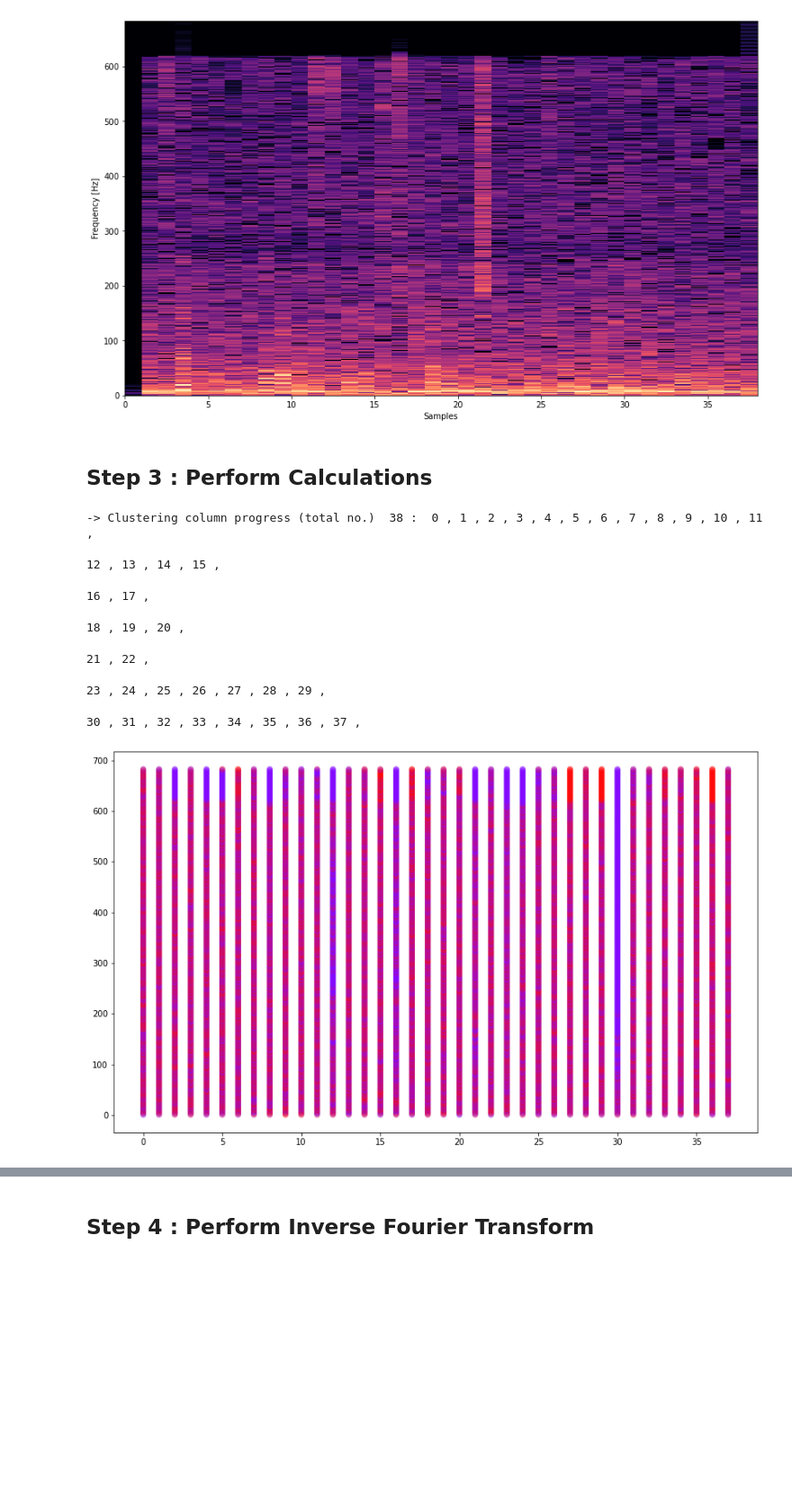
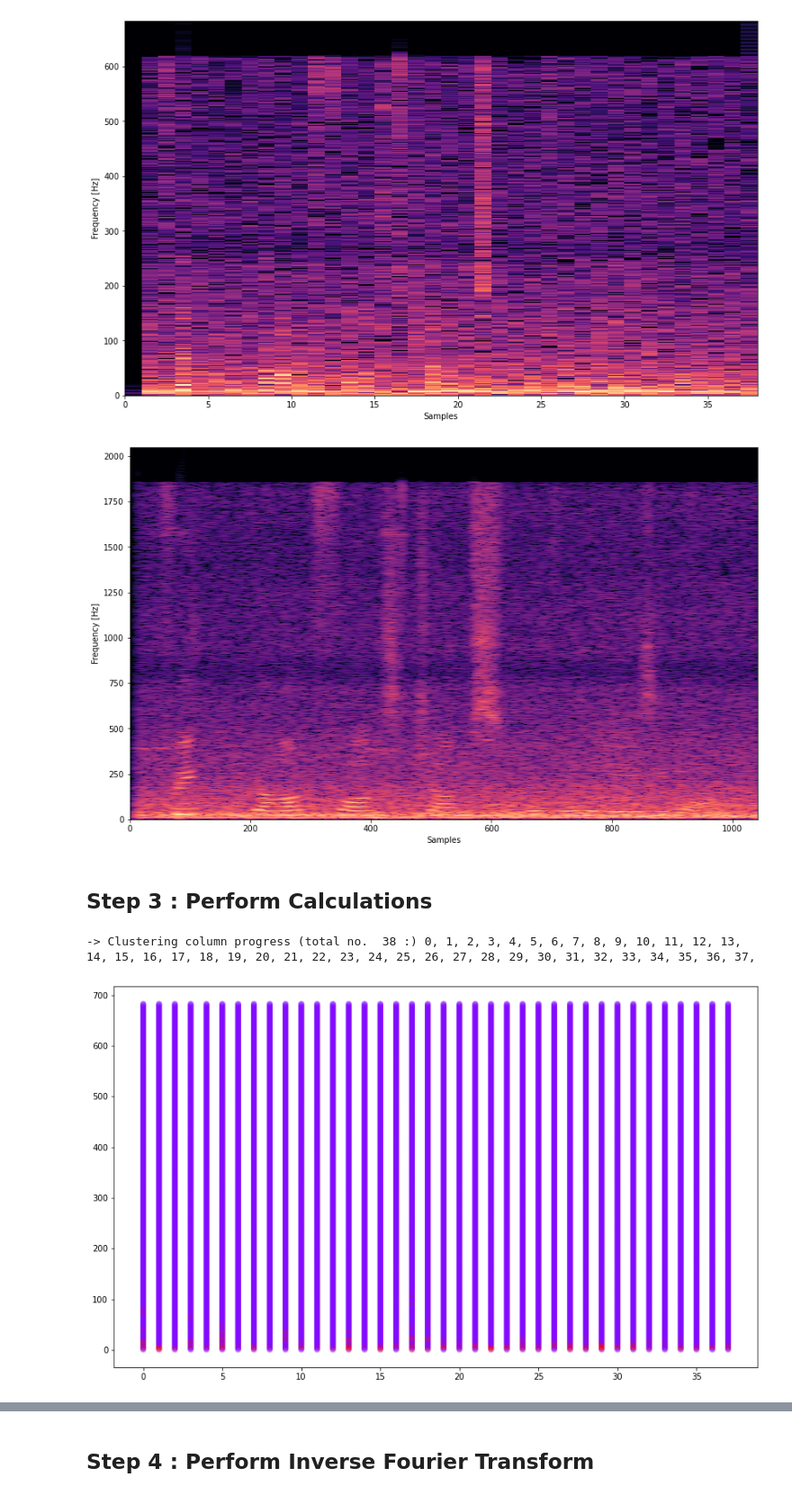
Before and after one commit to Devzard/audio-bg-noise-separation, a Jupyter notebook: main.ipynb, the cells around one changed output, grey strips where cells are left out. Shown at 90% size. Cells and saved outputs as stored; diff of their text form; code cells hidden in the pictures; blank space fills up the shorter version.

```diff
--- a/main.ipynb
+++ b/main.ipynb
@@ -115,38 +115,44 @@ plt.xlabel('Samples')
 plt.show()
 # %% [output]
 [figure]
+# %%
+plt.figure(1).set_size_inches(12, 8)
+plt.figure(1).subplots_adjust(left=0.05, bottom=0.1,
+                              right=0.95, top=0.9, wspace=0.6, hspace=0.8)
+plt.pcolormesh(librosa.amplitude_to_db(specgram_data_final), cmap='magma')
+plt.ylabel('Frequency [Hz]')
+plt.xlabel('Samples')
+plt.show()
+# %% [output]
+[figure, added]
 # %% [markdown]
 ## Step 3 : Perform Calculations
 # %%
 import warnings
 warnings.filterwarnings(action='ignore')
 
-spectral = SpectralClustering(n_clusters=2)
+# spectral = SpectralClustering(n_clusters=2)
 # spectral = SpectralClustering(n_clusters=2, eigen_solver='arpack', affinity="nearest_neighbors", n_jobs=-1, assign_labels='kmeans')
+# spectral = SpectralClustering(n_clusters=2, eigen_solver='arpack', affinity="rbf", n_jobs=-1, assign_labels='kmeans')
+spectral = SpectralClustering(n_clusters=2, affinity="rbf", n_jobs=-1, assign_labels='discretize')
 all_labels = np.zeros((rows, columns))
 
 plt.figure(2).set_size_inches(12, 8)
 plt.figure(2).subplots_adjust(left=0.05, bottom=0.1,
                               right=0.95, top=0.9, wspace=0.6, hspace=0.8)
 
 print('-> Clustering column progress (total no. ', columns, ':)', end=' ')
 for col in range(0, columns):
     spectral_fit_predict = spectral.fit_predict(
         specgram_data[:, col].reshape(-1, 1))
-    print(col, ", ", end='')
+    print(col, ", ", end='', sep='')
     all_labels[:, col] = spectral_fit_predict
     x = np.full((rows, 1), col)
     y = np.linspace(0, rows, rows)
     plt.scatter(x, y, c=spectral_fit_predict, s=40, cmap="rainbow", alpha=0.2)
 # %% [output]
--> Clustering column progress (total no.)  38 :  0 , 1 , 2 , 3 , 4 , 5 , 6 , 7 , 8 , 9 , 10 , 11 ,
+-> Clustering column progress (total no.  38 :) 0, 1, 2, 3, 4, 5, 6, 7, 8, 9, 10, 11, 12, 13, 14, 15, 16, 17, 18, 19, 20, 21, 22, 23, 24, 25, 26, 27, 28, 29, 30, 31, 32, 33, 34, 35, 36, 37,
-12 , 13 , 14 , 15 ,
-16 , 17 ,
-18 , 19 , 20 ,
-21 , 22 ,
-23 , 24 , 25 , 26 , 27 , 28 , 29 ,
-30 , 31 , 32 , 33 , 34 , 35 , 36 , 37 ,
-[figure, old version]
+[figure, new version]
 # %%
 # creating an array of lables in the size of the original recording
 all_labels = np.repeat(all_labels, int(
```
Also changed, not shown: parts of 7 cells of this notebook.
